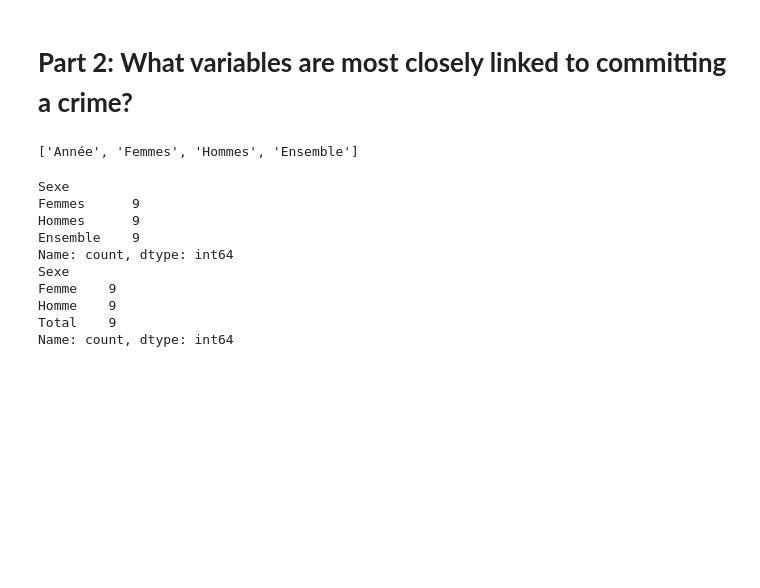
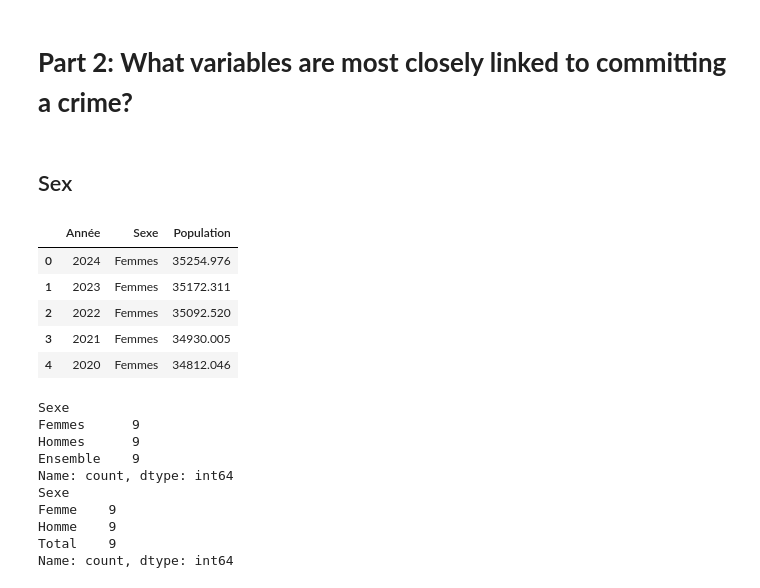
Before and after one commit to luciedum-dot/Intro-to-data-analysis-with-Python---Final-Project, a Jupyter notebook: Evolutions_of_Criminality_France_2016_2024.ipynb, the cells around one changed output. Saved outputs shown, nothing was run; the diff lists cells and outputs as text; code cells hidden in the pictures; blank space fills up the shorter version.

```diff
--- a/Evolutions_of_Criminality_France_2016_2024.ipynb
+++ b/Evolutions_of_Criminality_France_2016_2024.ipynb
@@ -371,22 +377,23 @@ plt.show()
 [figure]
 # %% [markdown]
 # **Part 2: What variables are most closely linked to committing a crime?**
-# %%
-df_pop_années.columns = (
-    df_pop_années.columns
-    .astype(str)
-    .str.strip()
-)
-print(df_pop_années.columns.tolist())
-# %% [output]
-['Année', 'Femmes', 'Hommes', 'Ensemble']
+# %% [markdown]
+## Sex
 # %%
 #Reshaping the population data in long format (vs. wide format, where each category is in a separate column),
 #so that each variable is in a single column, and there’s a column that indicates the category:
 df_pop_années_long = df_pop_années.melt(
     id_vars='Année',
     value_vars=['Femmes', 'Hommes', 'Ensemble'],
     var_name='Sexe',
     value_name='Population'
 )
+df_pop_années_long.head()
+# %% [output]
+|  | Année | Sexe | Population |
+| 0 | 2024 | Femmes | 35254.976 |
+| 1 | 2023 | Femmes | 35172.311 |
+| 2 | 2022 | Femmes | 35092.520 |
+| 3 | 2021 | Femmes | 34930.005 |
+| 4 | 2020 | Femmes | 34812.046 |
 # %%
```
Also changed, not shown: parts of 19 cells of this notebook.
